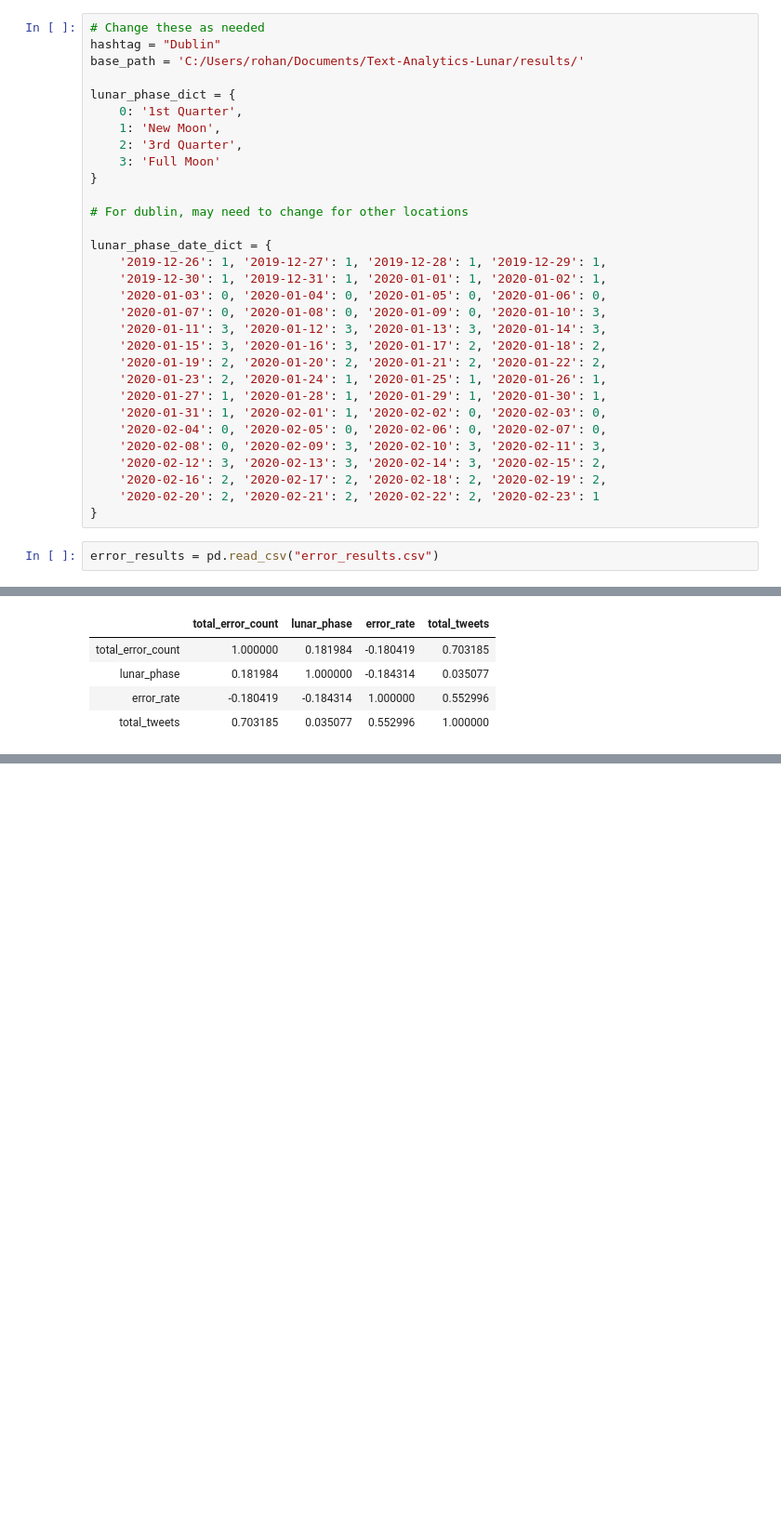
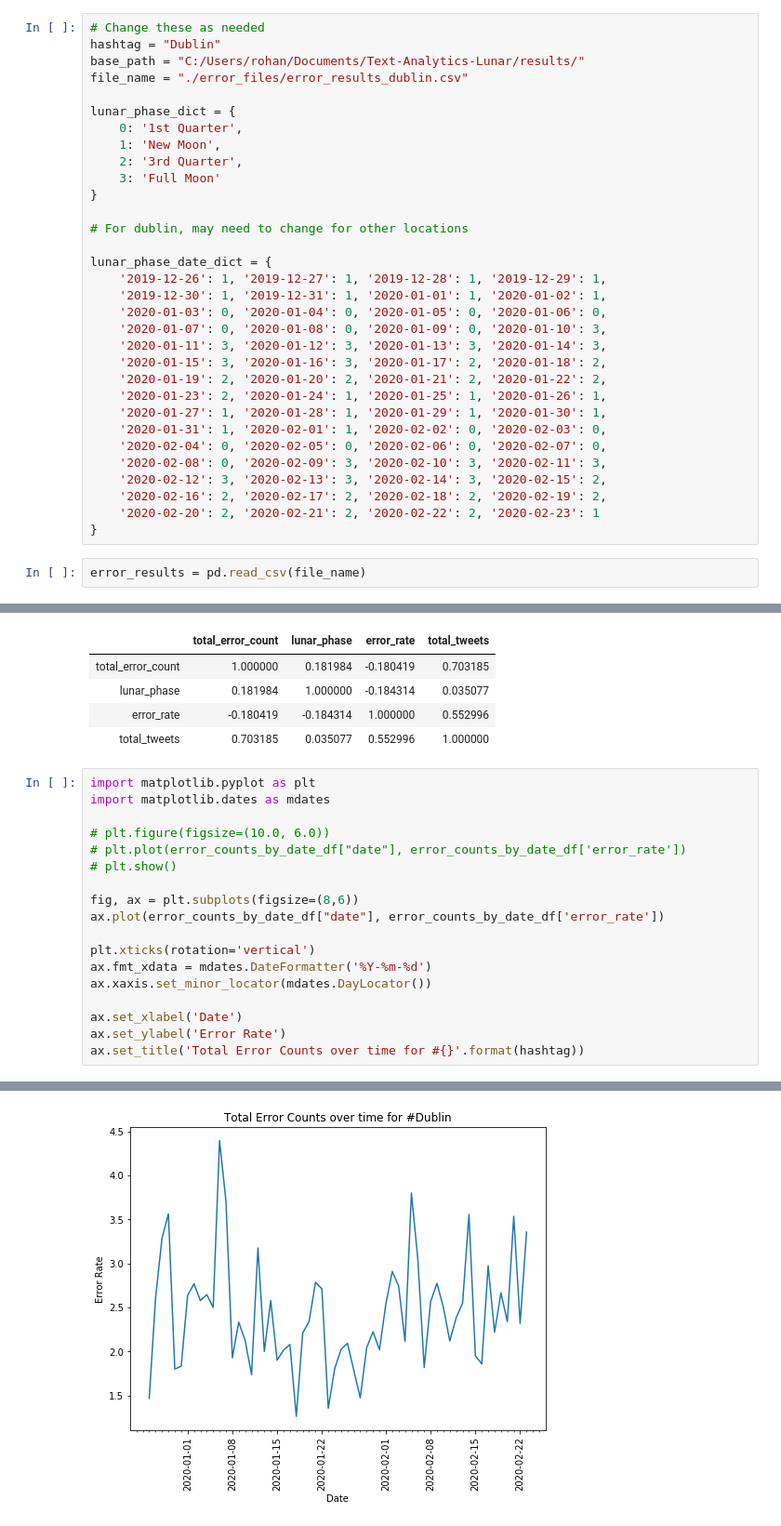
Before and after one commit to thededlier/text-analytics-twitter-corpus, a Jupyter notebook: EDA.ipynb, the cells around one changed output, grey strips where cells are left out. Shown: that part at 93% size. Saved outputs shown, nothing was run; the diff lists cells and outputs as text; blank space fills up the shorter version.

Commit message:
errors and reports

```diff
--- a/EDA.ipynb
+++ b/EDA.ipynb
@@ -5,7 +5,8 @@ import plotly.express as px
 # %%
 # Change these as needed
 hashtag = "Dublin"
-base_path = 'C:/Users/rohan/Documents/Text-Analytics-Lunar/results/'
+base_path = "C:/Users/rohan/Documents/Text-Analytics-Lunar/results/"
+file_name = "./error_files/error_results_dublin.csv"
 
 lunar_phase_dict = {
     0: '1st Quarter',
@@ -34,7 +35,7 @@ lunar_phase_date_dict = {
     '2020-02-20': 2, '2020-02-21': 2, '2020-02-22': 2, '2020-02-23': 1
 }
 # %%
-error_results = pd.read_csv("error_results.csv")
+error_results = pd.read_csv(file_name)
 # %%
 error_results.info()
 # %% [output]
@@ -120,3 +122,22 @@ error_counts_by_date_df.corr()
 | lunar_phase | 0.181984 | 1.000000 | -0.184314 | 0.035077 |
 | error_rate | -0.180419 | -0.184314 | 1.000000 | 0.552996 |
 | total_tweets | 0.703185 | 0.035077 | 0.552996 | 1.000000 |
+# %%
+import matplotlib.pyplot as plt
+import matplotlib.dates as mdates
+
+# plt.figure(figsize=(10.0, 6.0))
+# plt.plot(error_counts_by_date_df["date"], error_counts_by_date_df['error_rate'])
+# plt.show()
+
+fig, ax = plt.subplots(figsize=(8,6))
+ax.plot(error_counts_by_date_df["date"], error_counts_by_date_df['error_rate'])
+
+plt.xticks(rotation='vertical')
+ax.fmt_xdata = mdates.DateFormatter('%Y-%m-%d')
+ax.xaxis.set_minor_locator(mdates.DayLocator())
+
+ax.set_xlabel('Date')
+ax.set_ylabel('Error Rate')
+ax.set_title('Total Error Counts over time for #{}'.format(hashtag))
+# %% [output]
@@ -122,0 +145 @@ error_counts_by_date_df.corr()
+[figure, added]
```
Also changed, not shown: parts of 3 cells of this notebook, 17 other files.
